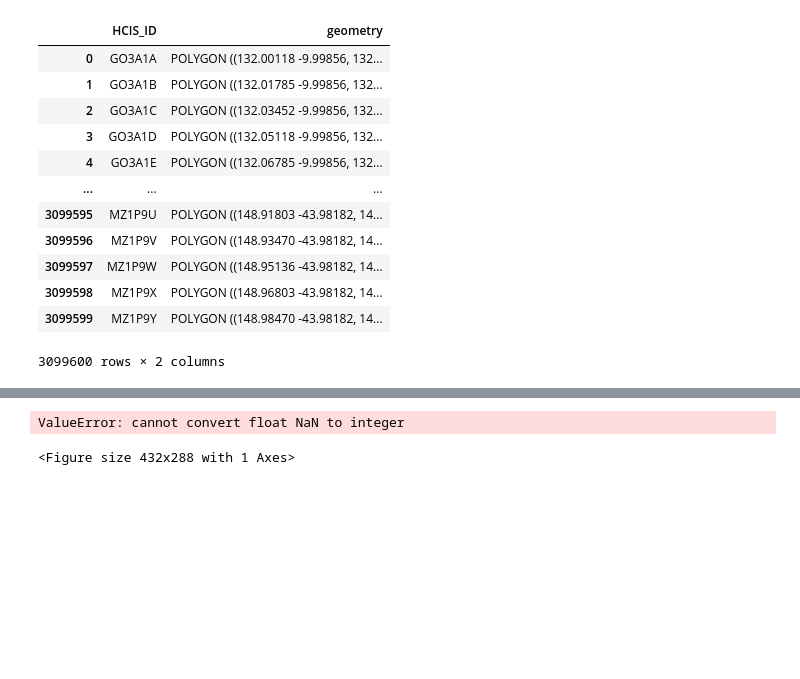
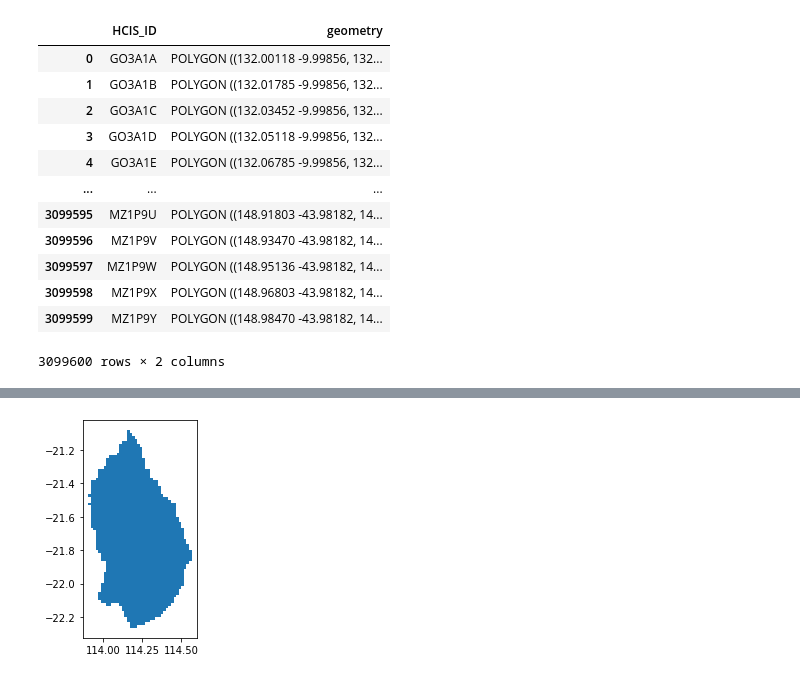
Before and after one commit to navnith-reddy/poly2hcis, a Jupyter notebook: poly2hcis.ipynb, the cells around one changed output, grey strips where cells are left out. Cells and saved outputs as stored; diff of their text form; code cells hidden in the pictures; blank space fills up the shorter version.

```diff
--- a/poly2hcis.ipynb
+++ b/poly2hcis.ipynb
@@ -73,8 +74,9 @@ ValueError: cannot convert float NaN to integer
 # %%
-l0Oob = HCIS.poly2level(l0, oob)
-l0Oob.plot()
-mylist =l0Oob['HCIS_ID'].to_list()
-print(','.join(mylist))
+l0oob = HCIS.poly2level0(l0, oob)
+l0oob.plot()
+mylist = l0oob['HCIS_ID'].to_list()
+l0oob = open("l0OutOfBandOut.txt", 'w')
+l0oob.write(','.join(mylist))
+l0oob.close()
 # %% [output]
-ValueError: cannot convert float NaN to integer
-<Figure size 432x288 with 1 Axes>
+[figure, added]
```
Also changed, not shown: parts of 4 cells of this notebook, 5 other files.
